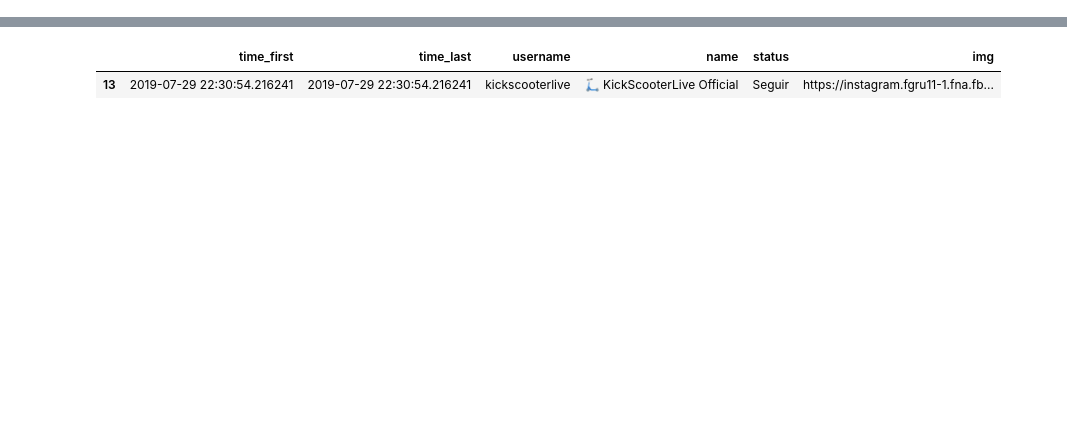
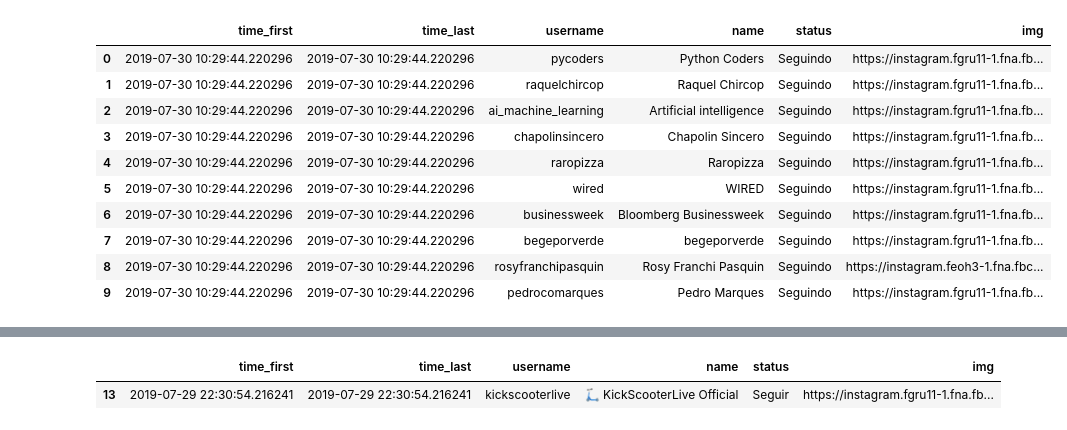
Before and after one commit to lfkopp/socialmediabot, a Jupyter notebook: instagram.ipynb, the cells around one changed output, grey strips where cells are left out. Saved outputs shown, nothing was run; the diff lists cells and outputs as text; code cells hidden in the pictures; blank space fills up the shorter version.

```diff
--- a/instagram.ipynb
+++ b/instagram.ipynb
@@ -25,0 +18,15 @@ df.head(10)
+# %%
+following = pd.read_pickle('following.pickle')
+following.head(10)
+# %% [output]
+|  | time_first | time_last | username | name | status | img |
+| 0 | 2019-07-30 10:29:44.220296 | 2019-07-30 10:29:44.220296 | pycoders | Python Coders | Seguindo | https://instagram.fgru11-1.fna.fb... |
+| 1 | 2019-07-30 10:29:44.220296 | 2019-07-30 10:29:44.220296 | raquelchircop | Raquel Chircop | Seguindo | https://instagram.fgru11-1.fna.fb... |
+| 2 | 2019-07-30 10:29:44.220296 | 2019-07-30 10:29:44.220296 | ai_machine_learning | Artificial intelligence | Seguindo | https://instagram.fgru11-1.fna.fb... |
+| 3 | 2019-07-30 10:29:44.220296 | 2019-07-30 10:29:44.220296 | chapolinsincero | Chapolin Sincero | Seguindo | https://instagram.fgru11-1.fna.fb... |
+| 4 | 2019-07-30 10:29:44.220296 | 2019-07-30 10:29:44.220296 | raropizza | Raropizza | Seguindo | https://instagram.fgru11-1.fna.fb... |
+| 5 | 2019-07-30 10:29:44.220296 | 2019-07-30 10:29:44.220296 | wired | WIRED | Seguindo | https://instagram.fgru11-1.fna.fb... |
+| 6 | 2019-07-30 10:29:44.220296 | 2019-07-30 10:29:44.220296 | businessweek | Bloomberg Businessweek | Seguindo | https://instagram.fgru11-1.fna.fb... |
+| 7 | 2019-07-30 10:29:44.220296 | 2019-07-30 10:29:44.220296 | begeporverde | begeporverde | Seguindo | https://instagram.fgru11-1.fna.fb... |
+| 8 | 2019-07-30 10:29:44.220296 | 2019-07-30 10:29:44.220296 | rosyfranchipasquin | Rosy Franchi Pasquin | Seguindo | https://instagram.feoh3-1.fna.fbc... |
+| 9 | 2019-07-30 10:29:44.220296 | 2019-07-30 10:29:44.220296 | pedrocomarques | Pedro Marques | Seguindo | https://instagram.fgru11-1.fna.fb... |
```
Also changed, not shown: parts of 13 cells of this notebook, 5 other files.
